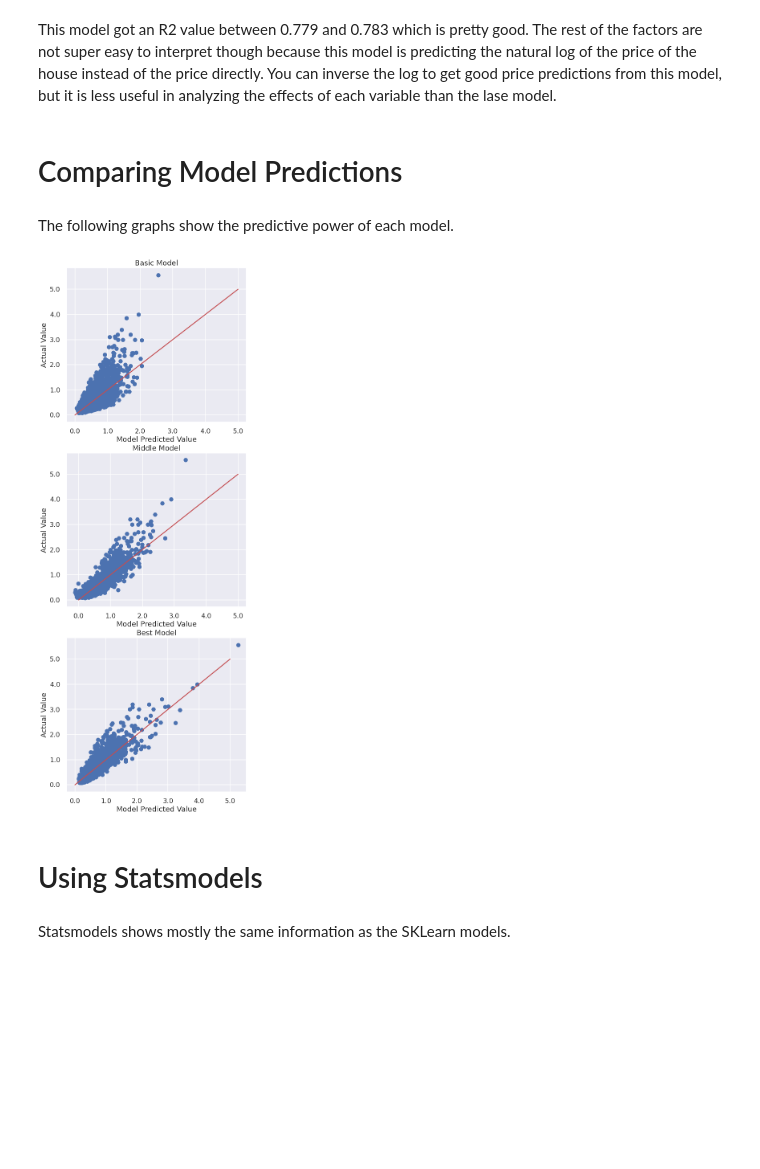
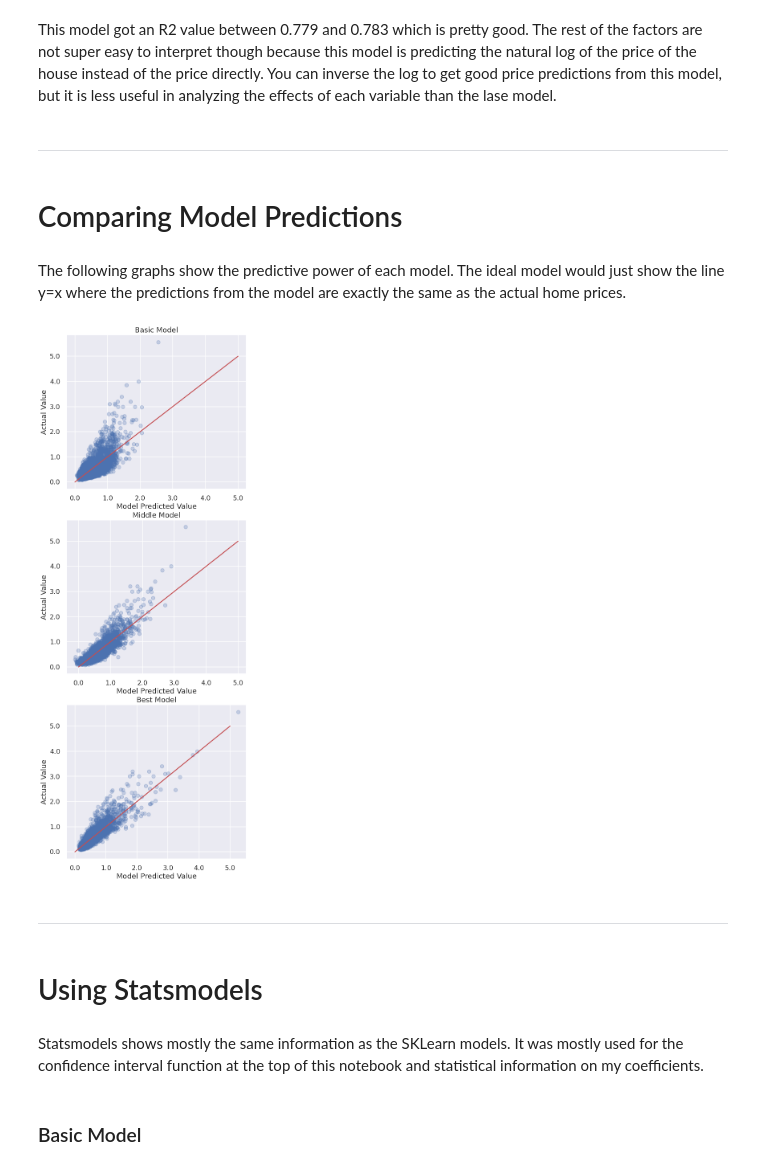
Before and after one commit to jlombino/dsc-phase-2-project-v2-3, a Jupyter notebook: Final_Notebook.ipynb, the cells around one changed output. Cells and saved outputs as stored; diff of their text form; code cells hidden in the pictures; blank space fills up the shorter version.

Commit message:
Added markdown to notebook

```diff
--- a/Final_Notebook.ipynb
+++ b/Final_Notebook.ipynb
@@ -261,9 +316,9 @@ for idx,row in enumerate(ax):
 # %%
 # Reshaping the data and taking only the first 10 cities for visibility
 grouped_cities = pd.DataFrame(grouped_cities['price'].agg(np.median).sort_values(ascending=False)[:10]).T
-fig,ax = plt.subplots(figsize = (16,12))
+fig,ax = plt.subplots(figsize = (16,9))
 sns.set_theme(context='talk');
-sns.barplot(data = grouped_cities)
+sns.barplot(data = grouped_cities,palette='tab10')
 ax.set_xticklabels(grouped_cities.columns.values[:10], rotation = 45);
 ax.set_yticklabels(ax.get_yticks()/1000000);
 ax.set_title('Median Home Price by Location');
@@ -443,53 +506,59 @@ best_summary[1].sort_values(by='Values',ascending=False)
 | bedrooms | -0.032 |
 # %% [markdown]
 This model got an R2 value between 0.779 and 0.783 which is pretty good. The rest of the factors are not super easy to interpret though because this model is predicting the natural log of the price of the house instead of the price directly. You can inverse the log to get good price predictions from this model, but it is less useful in analyzing the effects of each variable than the lase model.
+# %% [markdown]
+<hr>
 # %% [markdown]
 <h1>Comparing Model Predictions</h1>
-# %% [markdown]
-The following graphs show the predictive power of each model.
+# %% [markdown]
+The following graphs show the predictive power of each model. The ideal model would just show the line y=x where the predictions from the model are exactly the same as the actual home prices.
 # %%
 y_x = np.linspace(0,5e6,100)
 
 # Generating predictions for each model
 basic_pred = basic_regression.predict(X_test_basic)
 mid_pred = mid_regression.predict(X_test_mid)
 # This model predicts the log so we need to exponentiate
 best_pred = np.exp(best_regression.predict(X_test_best))
 
 fig,(ax1,ax2,ax3) = plt.subplots(3,figsize = (8,24))
 
 # Plot for the basic model
-ax1.scatter(basic_pred,y_test_basic)
+ax1.scatter(basic_pred,y_test_basic,alpha=0.25)
 ax1.plot(y_x,y_x,color='r')
 ax1.set_title('Basic Model')
 
 # Plot for the middle model
-ax2.scatter(mid_pred,y_test_mid)
+ax2.scatter(mid_pred,y_test_mid,alpha=0.25)
 ax2.plot(y_x,y_x,color='r')
 ax2.set_title('Middle Model')
 
 # Plot for the third model
 # This model predicts the log so we need to exponentiate
-ax3.scatter(best_pred,np.exp(y_test_best))
+ax3.scatter(best_pred,np.exp(y_test_best),alpha=0.25)
 ax3.plot(y_x,y_x,color='r')
 ax3.set_title('Best Model')
 
 for ax in [ax1,ax2,ax3]:
     ax.set_xlabel('Model Predicted Value');
     ax.set_ylabel('Actual Value')
     ax.set_yticklabels(ax.get_yticks()/1000000);
     ax.set_xticklabels(ax.get_xticks()/1000000);
 # %% [output]
-[figure, old version]
+[figure, new version]
+# %% [markdown]
+<hr>
 # %% [markdown]
 <h1>Using Statsmodels</h1>
 # %% [markdown]
-Statsmodels shows mostly the same information as the SKLearn models.
+Statsmodels shows mostly the same information as the SKLearn models. It was mostly used for the confidence interval function at the top of this notebook and statistical information on my coefficients.
 # %%
 # Generate the regressions using the same data as from SKLearn
 sm_basic = sm.OLS(y_train_basic,X_train_basic).fit()
 sm_mid = sm.OLS(y_train_mid,X_train_mid).fit()
 sm_best = sm.OLS(y_train_best,X_train_best).fit()
+# %% [markdown]
+<h3>Basic Model</h3>
 # %%
 sm_basic.summary()
 # %% [output]
```
Also changed, not shown: parts of 50 cells of this notebook, 1 other file.
